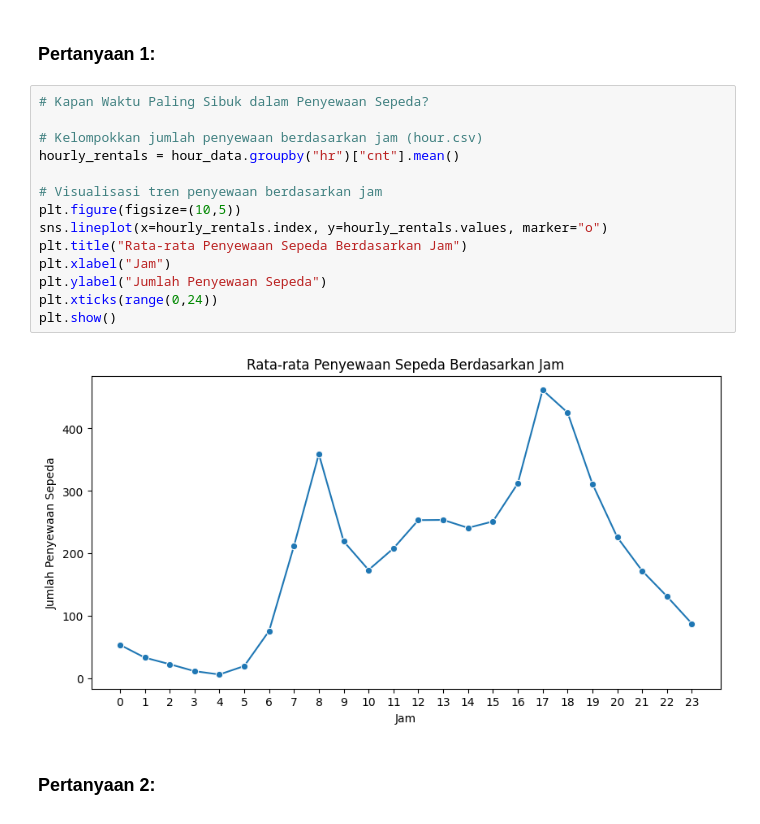
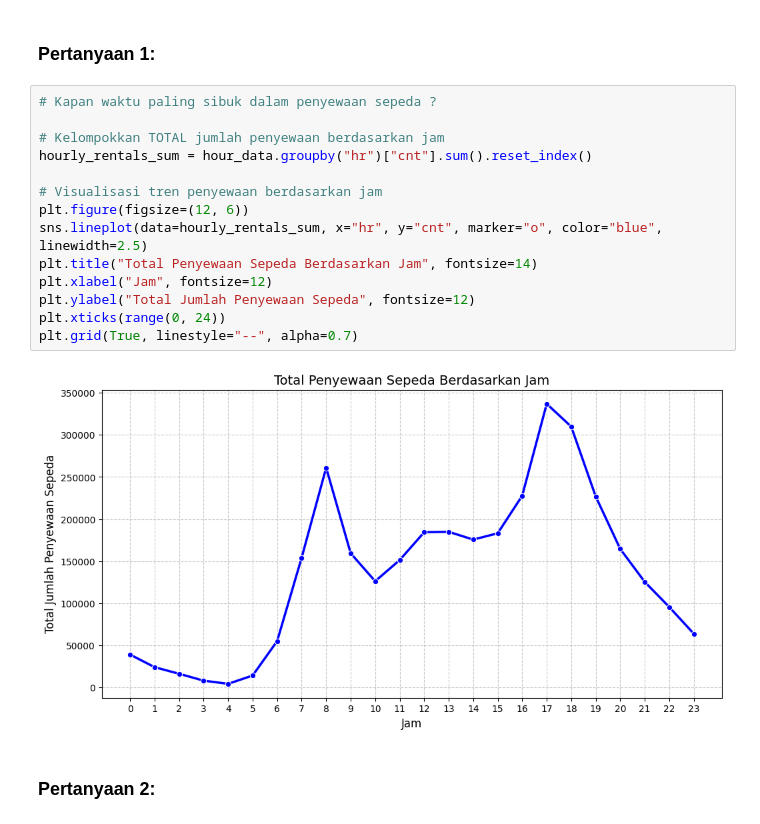
Before and after one commit to mutazs21/Analisis-Data-Bike-Sharing, a Jupyter notebook: Proyek_Analisis_Data.ipynb, the cells around one changed output. Drawn from its saved outputs; the diff is of its cells as text.

```diff
--- a/Proyek_Analisis_Data.ipynb
+++ b/Proyek_Analisis_Data.ipynb
@@ -253,21 +302,21 @@ plt.show()
 # %% [markdown]
 ### Pertanyaan 1:
 # %%
-# Kapan Waktu Paling Sibuk dalam Penyewaan Sepeda?
+# Kapan waktu paling sibuk dalam penyewaan sepeda ?
 
-# Kelompokkan jumlah penyewaan berdasarkan jam (hour.csv)
-hourly_rentals = hour_data.groupby("hr")["cnt"].mean()
+# Kelompokkan TOTAL jumlah penyewaan berdasarkan jam
+hourly_rentals_sum = hour_data.groupby("hr")["cnt"].sum().reset_index()
 
 # Visualisasi tren penyewaan berdasarkan jam
-plt.figure(figsize=(10,5))
-sns.lineplot(x=hourly_rentals.index, y=hourly_rentals.values, marker="o")
-plt.title("Rata-rata Penyewaan Sepeda Berdasarkan Jam")
-plt.xlabel("Jam")
-plt.ylabel("Jumlah Penyewaan Sepeda")
-plt.xticks(range(0,24))
-plt.show()
+plt.figure(figsize=(12, 6))
+sns.lineplot(data=hourly_rentals_sum, x="hr", y="cnt", marker="o", color="blue", linewidth=2.5)
+plt.title("Total Penyewaan Sepeda Berdasarkan Jam", fontsize=14)
+plt.xlabel("Jam", fontsize=12)
+plt.ylabel("Total Jumlah Penyewaan Sepeda", fontsize=12)
+plt.xticks(range(0, 24))
+plt.grid(True, linestyle="--", alpha=0.7)
 # %% [output]
-[figure, old version]
+[figure, new version]
 # %% [markdown]
 ### Pertanyaan 2:
 # %%
```
Also changed, not shown: parts of 25 cells of this notebook, 1 other file.
